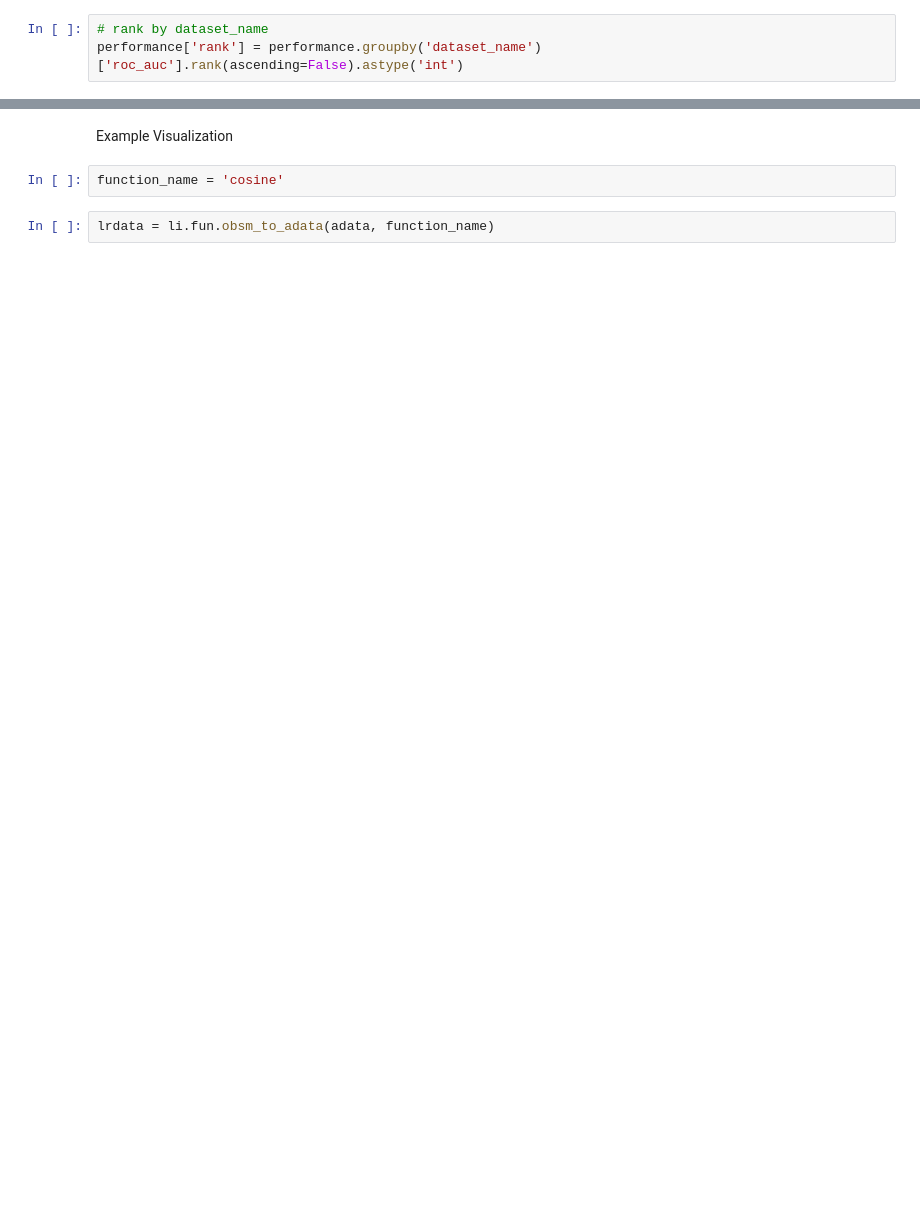
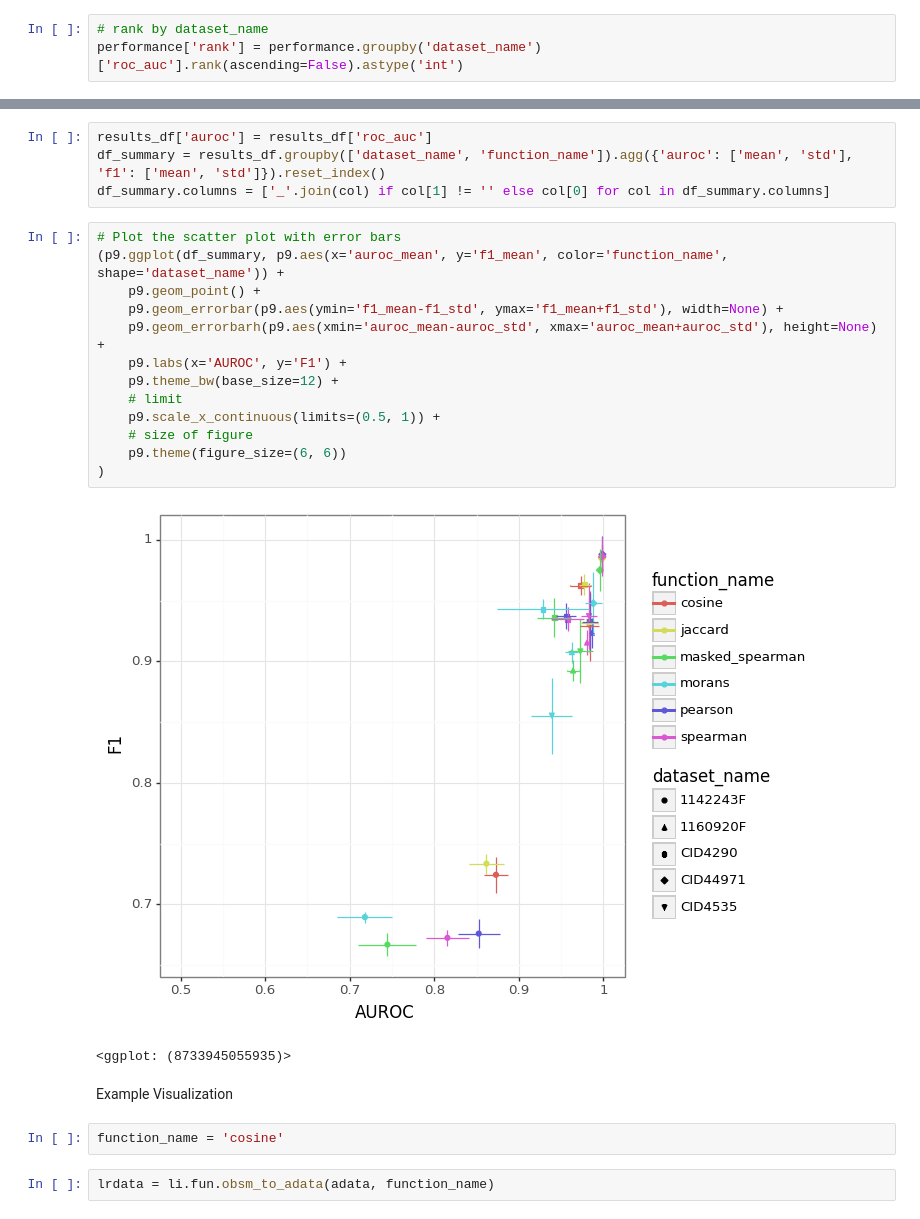
Before and after one commit to saezlab/lianaplus_manuscript, a Jupyter notebook: notebooks/spot_calling/1.call_annotations.ipynb, the cells around one changed output, grey strips where cells are left out. Cells and saved outputs as stored; diff of their text form; blank space fills up the shorter version.

```diff
--- a/notebooks/spot_calling/1.call_annotations.ipynb
+++ b/notebooks/spot_calling/1.call_annotations.ipynb
@@ -238,3 +235,23 @@ performance['rank'] = performance.groupby('dataset_name')['roc_auc'].rank(ascend
+# %%
+results_df['auroc'] = results_df['roc_auc']
+df_summary = results_df.groupby(['dataset_name', 'function_name']).agg({'auroc': ['mean', 'std'], 'f1': ['mean', 'std']}).reset_index()
+df_summary.columns = ['_'.join(col) if col[1] != '' else col[0] for col in df_summary.columns]
+# %%
+# Plot the scatter plot with error bars
+(p9.ggplot(df_summary, p9.aes(x='auroc_mean', y='f1_mean', color='function_name', shape='dataset_name')) +
+    p9.geom_point() +
+    p9.geom_errorbar(p9.aes(ymin='f1_mean-f1_std', ymax='f1_mean+f1_std'), width=None) +
+    p9.geom_errorbarh(p9.aes(xmin='auroc_mean-auroc_std', xmax='auroc_mean+auroc_std'), height=None) +
+    p9.labs(x='AUROC', y='F1') +
+    p9.theme_bw(base_size=12) +
+    # limit
+    p9.scale_x_continuous(limits=(0.5, 1)) +
+    # size of figure
+    p9.theme(figure_size=(6, 6))
+)
+# %% [output]
+[figure, added]
+<ggplot: (8733945055935)>
 # %% [markdown]
 Example Visualization
 # %%
```
Also changed, not shown: parts of 11 cells of this notebook, 2 other files.
